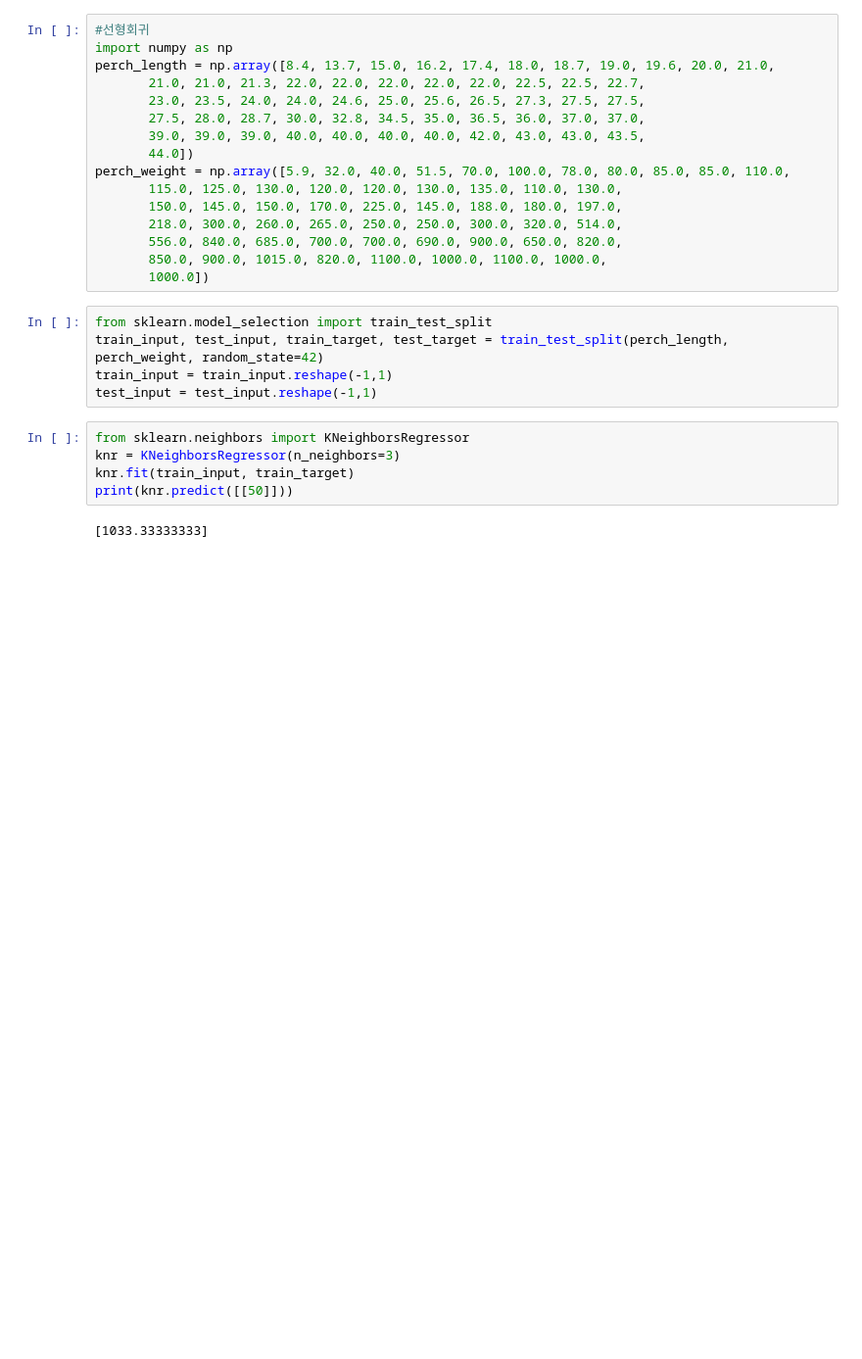
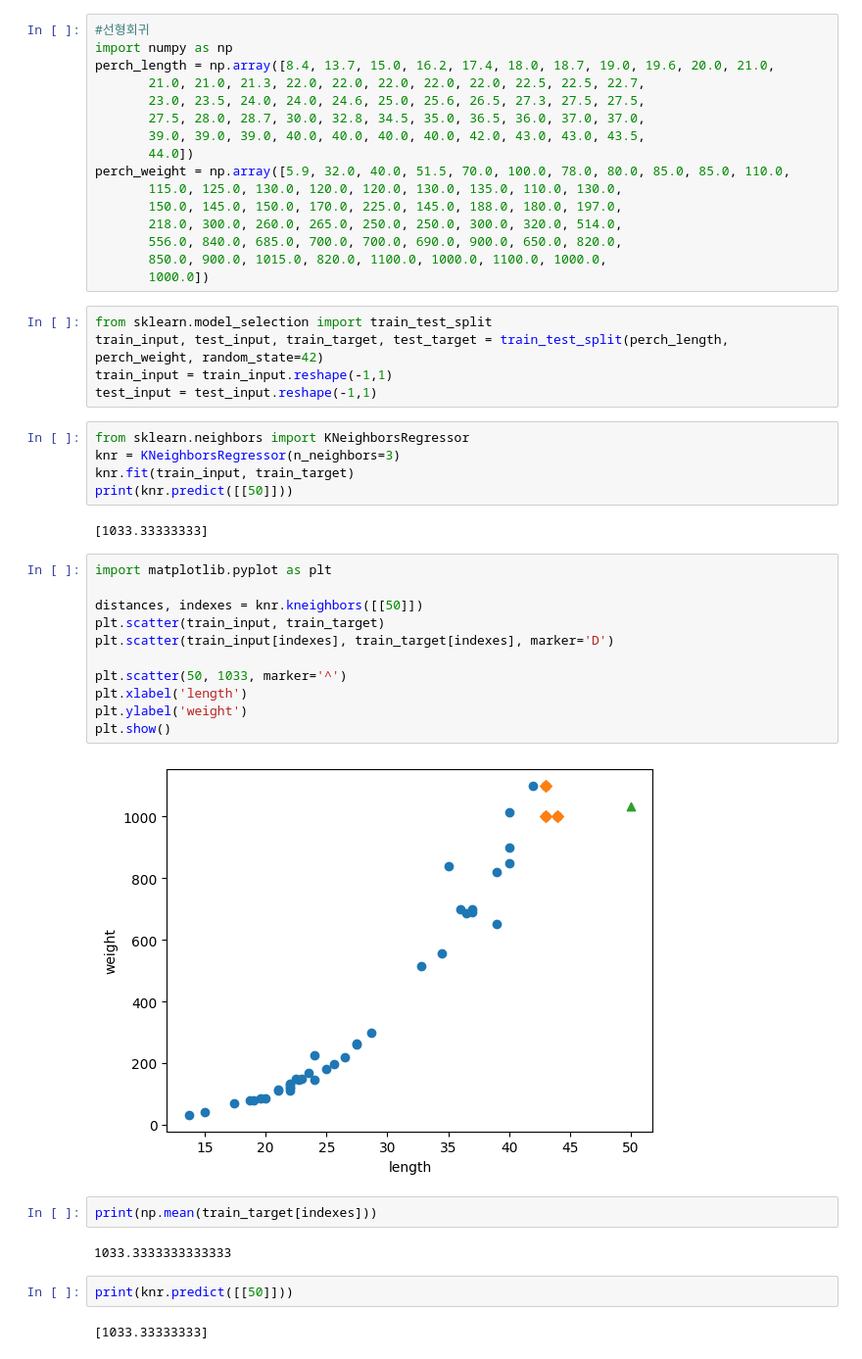
Before and after one commit to jasonkjw/daily_coding_commit, a Jupyter notebook: hon03_2.ipynb, the cells around one changed output. Shown at 98% size. Drawn from its saved outputs; the diff is of its cells as text; blank space fills up the shorter version.

```diff
--- a/hon03_2.ipynb
+++ b/hon03_2.ipynb
@@ -28,3 +28,24 @@ knr.fit(train_input, train_target)
 print(knr.predict([[50]]))
 # %% [output]
 [1033.33333333]
+# %%
+import matplotlib.pyplot as plt
+
+distances, indexes = knr.kneighbors([[50]])
+plt.scatter(train_input, train_target)
+plt.scatter(train_input[indexes], train_target[indexes], marker='D')
+
+plt.scatter(50, 1033, marker='^')
+plt.xlabel('length')
+plt.ylabel('weight')
+plt.show()
+# %% [output]
+[figure, added]
+# %%
+print(np.mean(train_target[indexes]))
+# %% [output]
+1033.3333333333333
+# %%
+print(knr.predict([[50]]))
+# %% [output]
+[1033.33333333]
```
Also changed, not shown: parts of 1 cell of this notebook.
